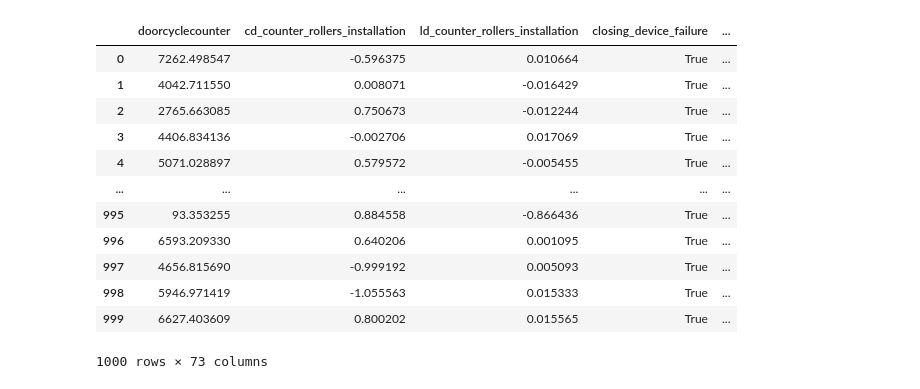
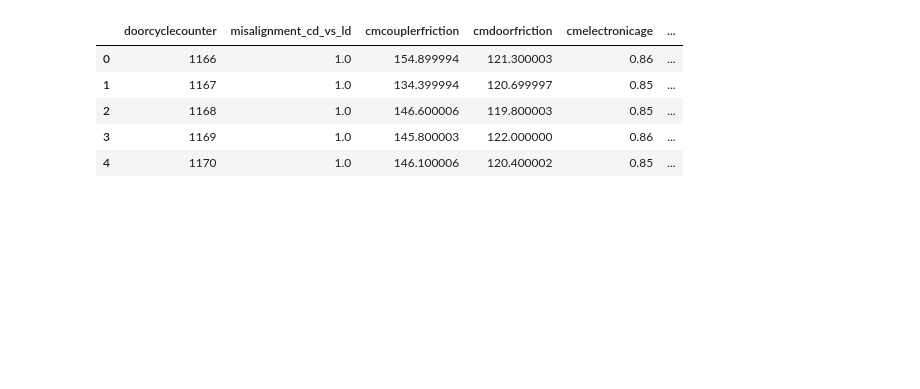
Before and after one commit to wagon-r/SyntheticDataGeneration, a Jupyter notebook: synthesization/CTGAN/time-series-cols-visual-comparison.ipynb, the cells around one changed output. Saved outputs shown, nothing was run; the diff lists cells and outputs as text; code cells hidden in the pictures; blank space fills up the shorter version.

```diff
--- a/synthesization/CTGAN/time-series-cols-visual-comparison.ipynb
+++ b/synthesization/CTGAN/time-series-cols-visual-comparison.ipynb
@@ -23,20 +6,14 @@ train
-# %%
-sample = pd.read_parquet("v6-sample-with-cats.parquet")
-sample
-# %% [output]
-|  | doorcyclecounter | cd_counter_rollers_installation | ld_counter_rollers_installation | closing_device_failure | ... |
-| 0 | 7262.498547 | -0.596375 | 0.010664 | True | ... |
-| 1 | 4042.711550 | 0.008071 | -0.016429 | True | ... |
-| 2 | 2765.663085 | 0.750673 | -0.012244 | True | ... |
-| 3 | 4406.834136 | -0.002706 | 0.017069 | True | ... |
-| 4 | 5071.028897 | 0.579572 | -0.005455 | True | ... |
-| ... | ... | ... | ... | ... | ... |
-| 995 | 93.353255 | 0.884558 | -0.866436 | True | ... |
-| 996 | 6593.209330 | 0.640206 | 0.001095 | True | ... |
-| 997 | 4656.815690 | -0.999192 | 0.005093 | True | ... |
-| 998 | 5946.971419 | -1.055563 | 0.015333 | True | ... |
-| 999 | 6627.403609 | 0.800202 | 0.015565 | True | ... |
-1000 rows × 73 columns
+# %%
+postprocessed_train = pd.read_parquet(f"../../data/preprocessed/v6-train.parquet")
+postprocessed_test = pd.read_parquet(f"../../data/synthesized/v6-test.parquet")
+postprocessed_train.head()
+# %% [output]
+|  | doorcyclecounter | misalignment_cd_vs_ld | cmcouplerfriction | cmdoorfriction | cmelectronicage | ... |
+| 0 | 1166 | 1.0 | 154.899994 | 121.300003 | 0.86 | ... |
+| 1 | 1167 | 1.0 | 134.399994 | 120.699997 | 0.85 | ... |
+| 2 | 1168 | 1.0 | 146.600006 | 119.800003 | 0.85 | ... |
+| 3 | 1169 | 1.0 | 145.800003 | 122.000000 | 0.86 | ... |
+| 4 | 1170 | 1.0 | 146.100006 | 120.400002 | 0.85 | ... |
 # %%
 
 # Extract the doorforce columns from the train DataFrame
```
Also changed, not shown: parts of 9 cells of this notebook, 14 other files.
